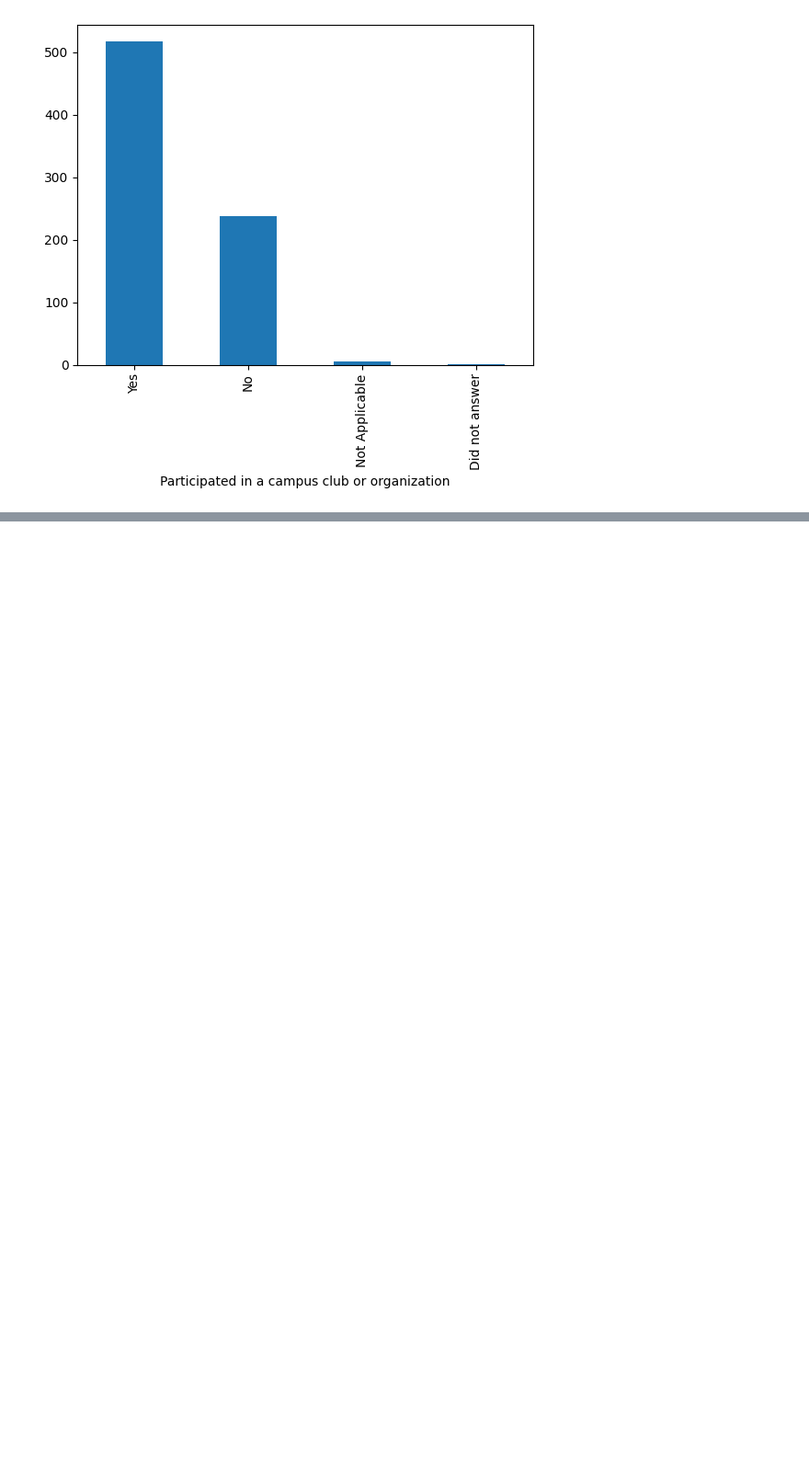
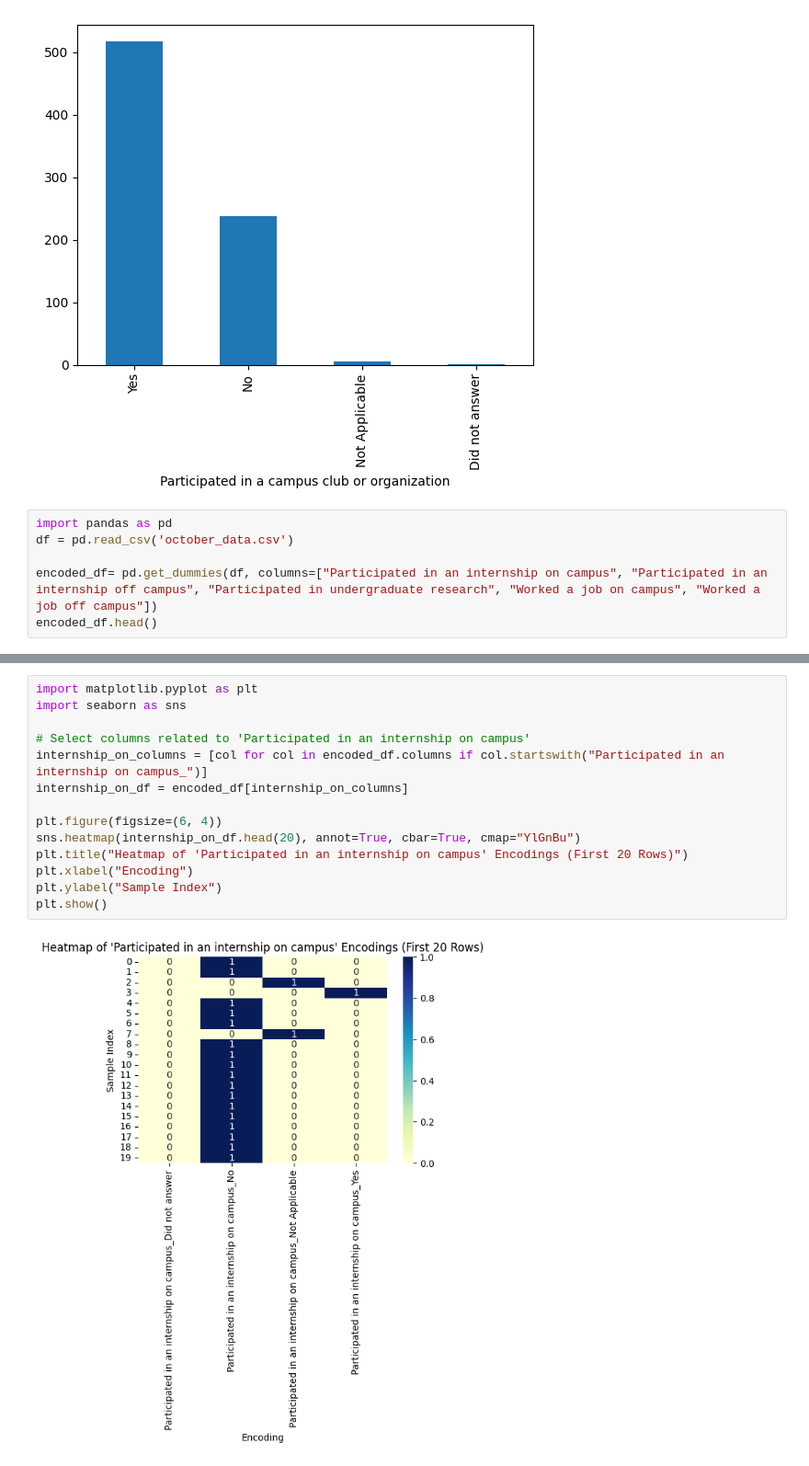
Before and after one commit to juliarias20/csu-summer-camp-data, a Jupyter notebook: data_processing.ipynb, the cells around one changed output, grey strips where cells are left out. Shown at 92% size. Cells and saved outputs as stored; diff of their text form; blank space fills up the shorter version.

Commit message:
Added encodings

```diff
--- a/data_processing.ipynb
+++ b/data_processing.ipynb
@@ -178,3 +178,9 @@ df["Participated in a campus club or organization"].value_counts().plot(kind = "
 # %% [output]
 <Axes: xlabel='Participated in a campus club or organization'>
 [figure]
+# %%
+import pandas as pd
+df = pd.read_csv('october_data.csv')
+
+encoded_df= pd.get_dummies(df, columns=["Participated in an internship on campus", "Participated in an internship off campus", "Participated in undergraduate research", "Worked a job on campus", "Worked a job off campus"])
+encoded_df.head()
@@ -180,0 +215,16 @@ df["Participated in a campus club or organization"].value_counts().plot(kind = "
+# %%
+import matplotlib.pyplot as plt
+import seaborn as sns
+
+# Select columns related to 'Participated in an internship on campus'
+internship_on_columns = [col for col in encoded_df.columns if col.startswith("Participated in an internship on campus_")]
+internship_on_df = encoded_df[internship_on_columns]
+
+plt.figure(figsize=(6, 4))
+sns.heatmap(internship_on_df.head(20), annot=True, cbar=True, cmap="YlGnBu")
+plt.title("Heatmap of 'Participated in an internship on campus' Encodings (First 20 Rows)")
+plt.xlabel("Encoding")
+plt.ylabel("Sample Index")
+plt.show()
+# %% [output]
+[figure, added]
```
Also changed, not shown: parts of 6 cells of this notebook.
